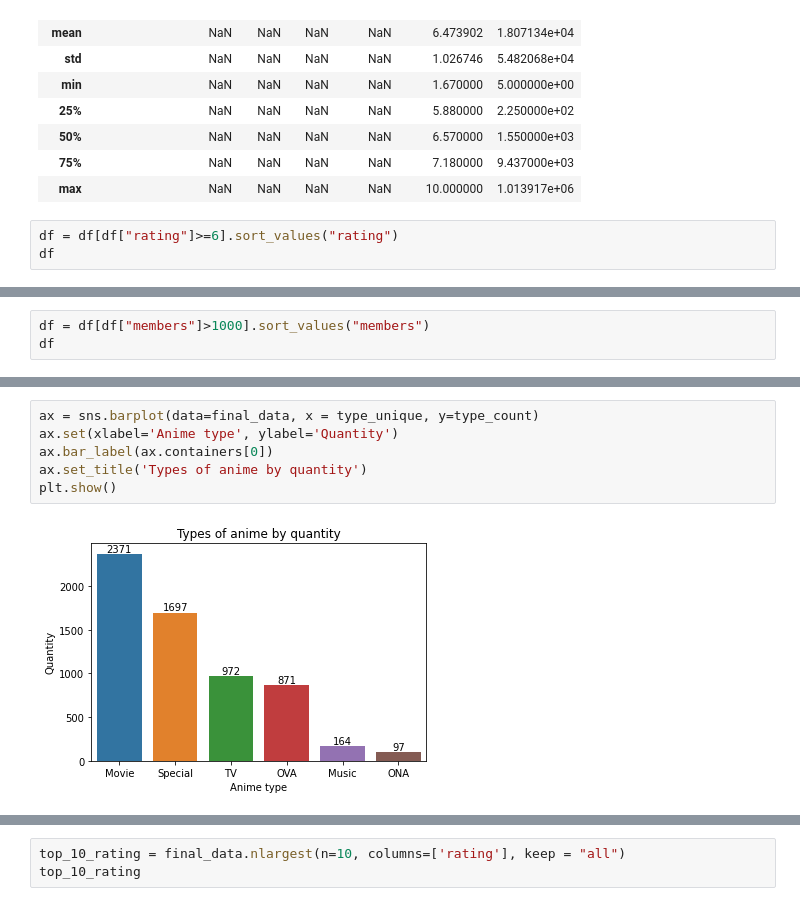
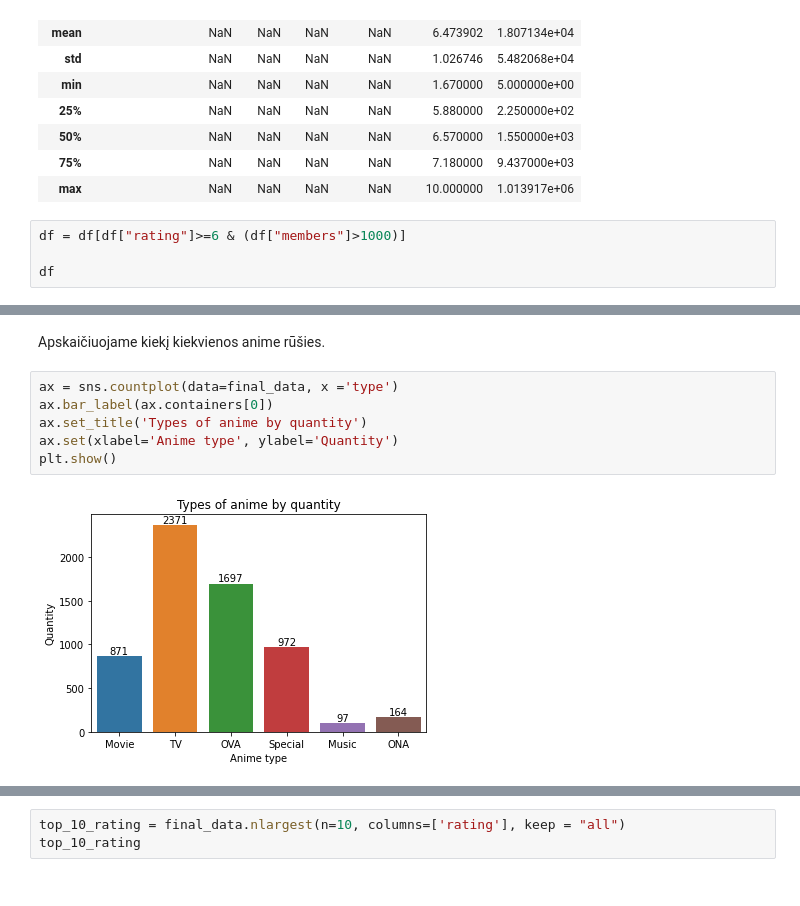
Before and after one commit to ErnestaTum/-Python_mokymai, a Jupyter notebook: baigiamasis_darbas.ipynb, the cells around one changed output, grey strips where cells are left out. Cells and saved outputs as stored; diff of their text form.

```diff
--- a/baigiamasis_darbas.ipynb
+++ b/baigiamasis_darbas.ipynb
@@ -45,7 +45,8 @@ df.describe( include = "all" )
 | 75% | NaN | NaN | NaN | NaN | 7.180000 | 9.437000e+03 |
 | max | NaN | NaN | NaN | NaN | 10.000000 | 1.013917e+06 |
 # %%
-df = df[df["rating"]>=6].sort_values("rating")
+df = df[df["rating"]>=6 & (df["members"]>1000)]
+
 df
 # %% [output]
 |  | name | genre | type | episodes | rating | members |
@@ -65,3 +65,0 @@ df
-# %%
-df = df[df["members"]>1000].sort_values("members")
-df
@@ -125,8 +117,10 @@ Name: type, dtype: int64
+# %% [markdown]
+Apskaičiuojame kiekį kiekvienos anime rūšies.
 # %%
-ax = sns.barplot(data=final_data, x = type_unique, y=type_count)
-ax.set(xlabel='Anime type', ylabel='Quantity')
+ax = sns.countplot(data=final_data, x ='type')
 ax.bar_label(ax.containers[0])
 ax.set_title('Types of anime by quantity')
+ax.set(xlabel='Anime type', ylabel='Quantity')
 plt.show()
 # %% [output]
-[figure, old version]
+[figure, new version]
```
Also changed, not shown: parts of 14 cells of this notebook.
